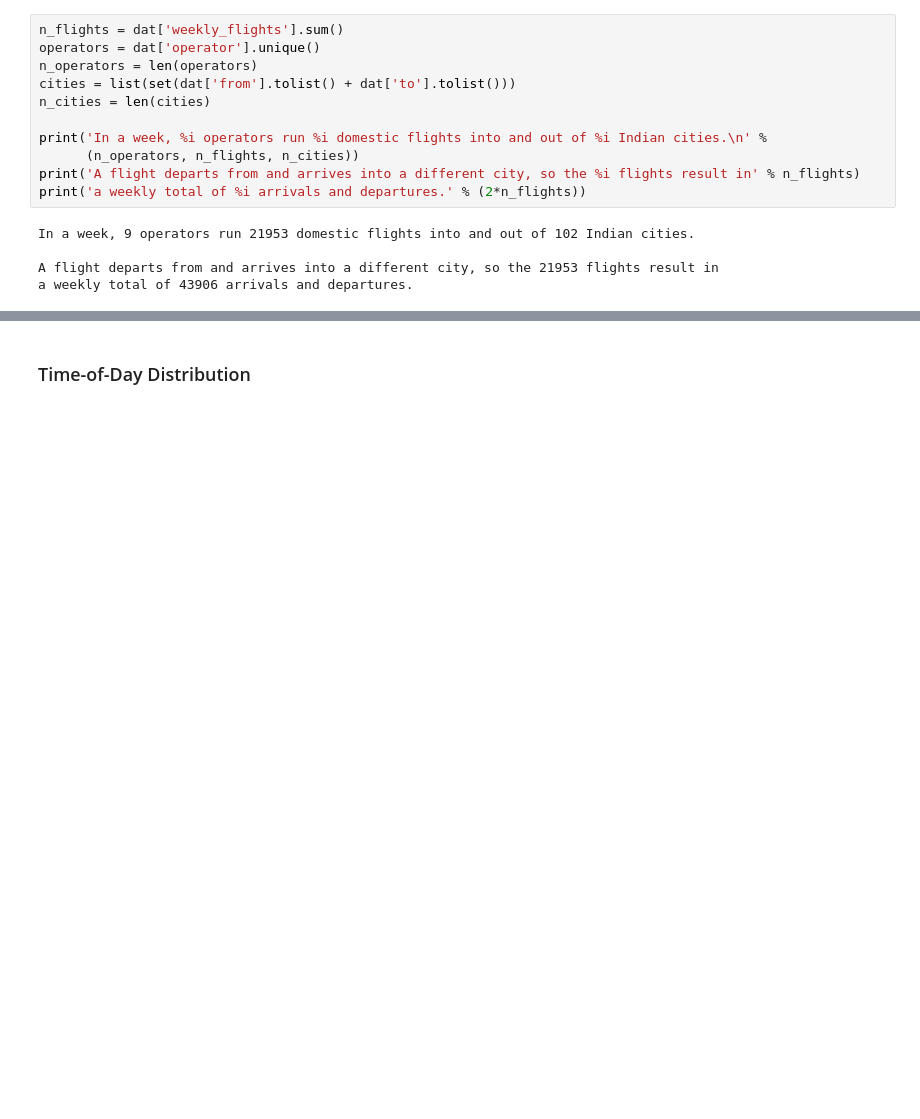
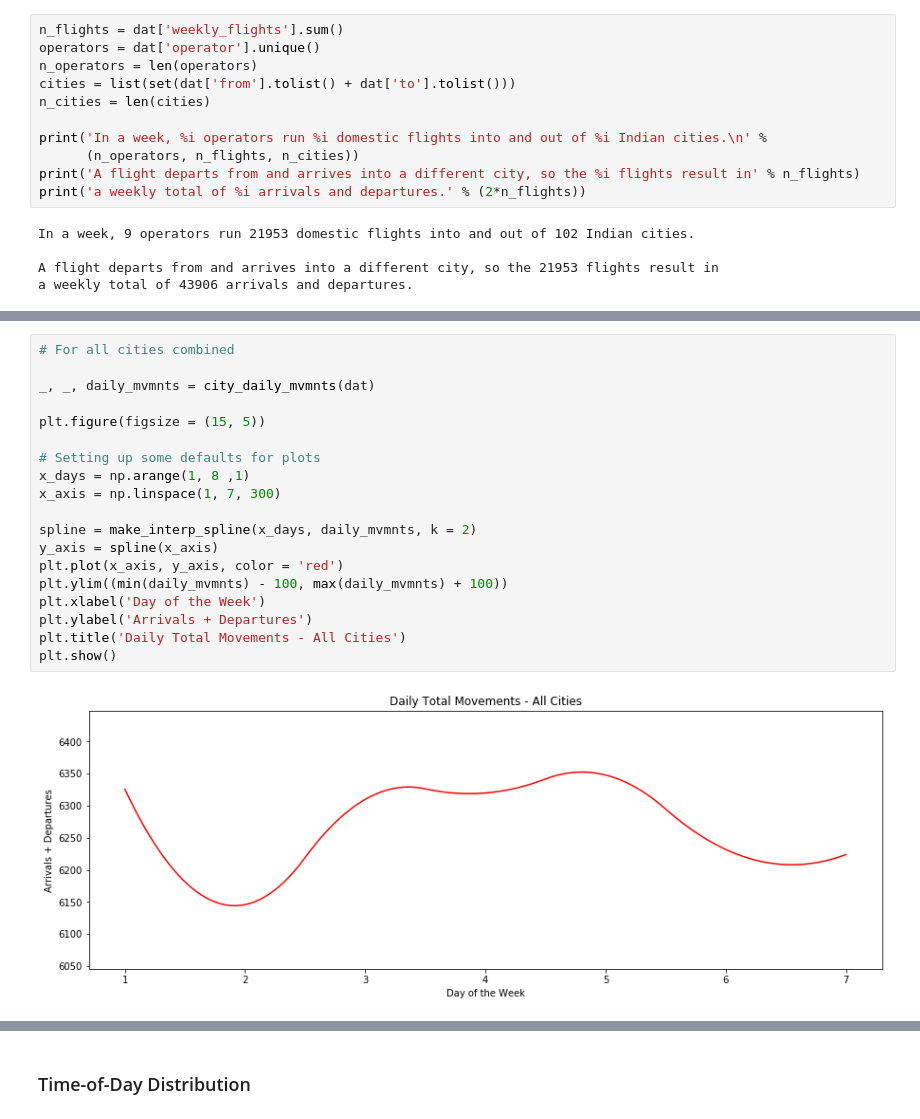
Before and after one commit to sanjeevgadre/Portfolio-Airport-Traffic, a Jupyter notebook: city-analysis.ipynb, the cells around one changed output, grey strips where cells are left out. Drawn from its saved outputs; the diff is of its cells as text; blank space fills up the shorter version.

```diff
--- a/city-analysis.ipynb
+++ b/city-analysis.ipynb
@@ -254,0 +212,21 @@ plt.show()
+# %%
+# For all cities combined
+
+_, _, daily_mvmnts = city_daily_mvmnts(dat)
+
+plt.figure(figsize = (15, 5))
+
+# Setting up some defaults for plots
+x_days = np.arange(1, 8 ,1)
+x_axis = np.linspace(1, 7, 300)
+
+spline = make_interp_spline(x_days, daily_mvmnts, k = 2)
+y_axis = spline(x_axis)
+plt.plot(x_axis, y_axis, color = 'red')
+plt.ylim((min(daily_mvmnts) - 100, max(daily_mvmnts) + 100))
+plt.xlabel('Day of the Week')
+plt.ylabel('Arrivals + Departures')
+plt.title('Daily Total Movements - All Cities')
+plt.show()
+# %% [output]
+[figure, added]
```
Also changed, not shown: parts of 14 cells of this notebook.
